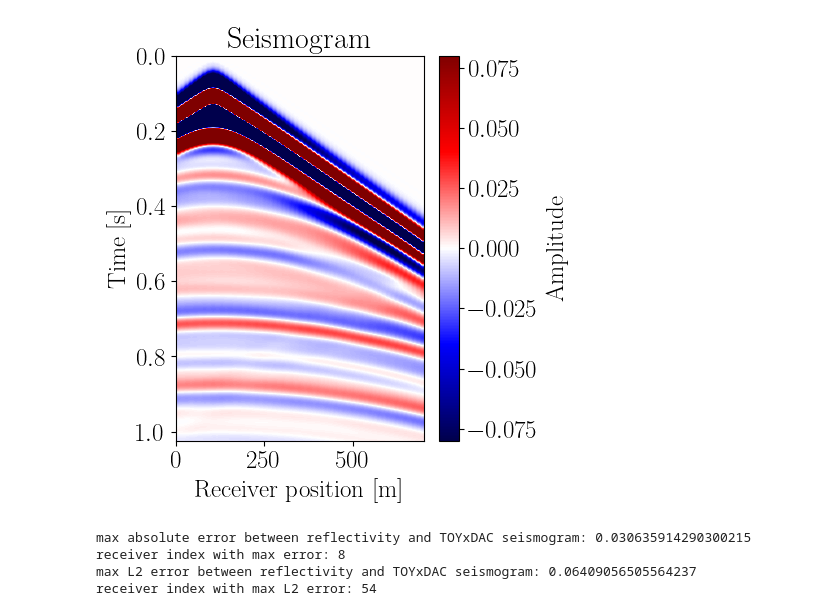
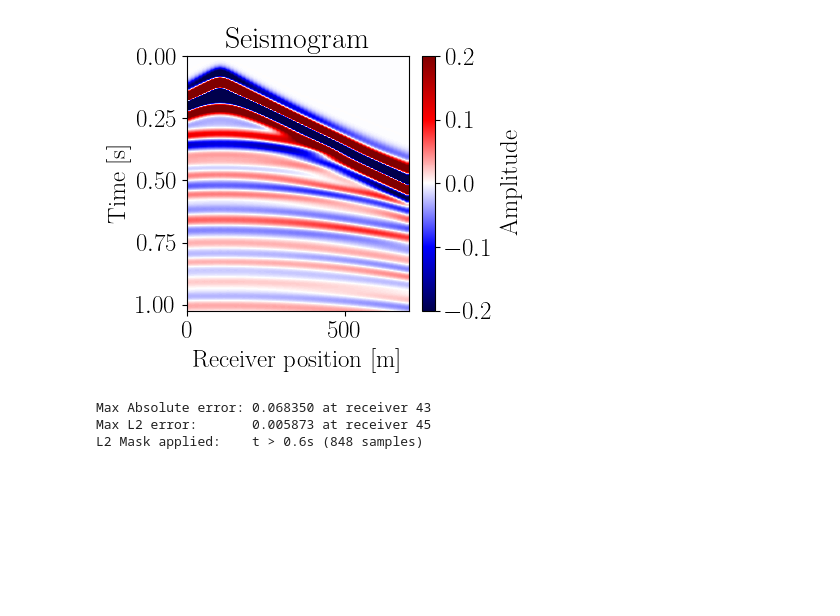
Before and after one commit to pmarchne/reflectivity-acoustic, a Jupyter notebook: FD_comparison/FD_comparison.ipynb, the cells around one changed output. Cells and saved outputs as stored; diff of their text form; code cells hidden in the pictures; blank space fills up the shorter version.

```diff
--- a/FD_comparison/FD_comparison.ipynb
+++ b/FD_comparison/FD_comparison.ipynb
@@ -27,3 +40,20 @@ receiver_coord = np.linspace(0., 700., nr)
+# %%
+ngrid = 141
+z_coord = np.linspace(0.0, 700.0, ngrid)
+x_coord = np.linspace(0.0, 700.0, ngrid)
+
+medium = data.reshape((ngrid, ngrid)).T
+nt = 2048  # Number of time steps
+nr = 57    # Number of receivers
+
+# Load, reshape, and transpose to (Time, Receiver)
+seismo_fd = np.fromfile('data/' + file, dtype=np.float32).reshape((nr, nt)).T
+time = np.linspace(0, 1.024, nt)
+receiver_coord = np.linspace(0.0, 700.0, nr)
+
+# normalize
+max = np.max(np.abs(seismo_fd))
+seismo_fd = seismo_fd / max
 # %%
 plt.figure(figsize=(4.75, 4))
 plt.imshow(
@@ -43,7 +73,4 @@ plt.show()
 # %%
-max = np.max(np.abs(seismo_fd))
-seismo_fd = seismo_fd / max
-
-plot_seismogram(seismo_fd, receiver_coord, time, vmin=-0.08, vmax=0.08, cmap='seismic', ncolors=256, figsize=(4, 5))
+plot_seismogram(seismo_fd, receiver_coord, time, vmin=-0.2, vmax=0.2, cmap='seismic', ncolors=256, figsize=(4.5, 4))
 # %% [output]
-[figure, old version]
+[figure, new version]
@@ -50,34 +100,36 @@ plot_seismogram(seismo_fd, receiver_coord, time, vmin=-0.08, vmax=0.08, cmap='se
 # %%
-reflectivity = np.loadtxt("d_cal_seis.txt").flatten()
-nt_ref = 164
-ref = reflectivity.reshape((nr, nt_ref))
-ref_normed = ref / np.max(np.abs(ref))
+nt_ref = sim.param.nt
+# Reshape to (Receiver, Time) and normalize
+ref = d_cal.reshape((nr, nt_ref))
+
 time_ref = np.linspace(0, 1.024, nt_ref)
 t0 = 0.6
 mask = time > t0
+dt = time[1] - time[0]
 
+# --- Error Analysis ---
+err_abs = np.zeros(nr)
+err_L2  = np.zeros(nr)
 
-err, errL2 = np.zeros(nr), np.zeros(nr)
-for ind in range(nr):
-    trace_ref = ref_normed[ind, :]
-    # interpolate the reflectivity trace to match time sampling of FD code
-    trace_ref_interp = np.interp(time, time_ref, trace_ref)
-    dt = time[1] - time[0]
-    trace = seismo_fd[:, ind]
-    residual = trace_ref_interp - trace
-    err[ind] = np.max(np.abs(residual))
-    errL2[ind] = np.sqrt(np.sum(residual[mask]**2))
+for i in range(nr):
+    # Interpolate reflectivity to match FD time sampling
+    trace_ref_interp = np.interp(time, time_ref, ref[i, :])
+    # Calculate residual
+    trace_fd = seismo_fd[:, i]
+    residual = trace_ref_interp - trace_fd
+    # Error Metrics
+    err_abs[i] = np.abs(residual).max()
+    err_L2[i]  = np.sqrt(np.sum(residual[mask]**2) * dt)
 
-max_recv_err, max_recv_ind = np.max(err), np.argmax(err)
-print(f"max absolute error between reflectivity and TOYxDAC seismogram: {max_recv_err}")
-print(f"receiver index with max error: {max_recv_ind}")
-
-max_recv_errL2, max_recv_indL2 = np.max(errL2), np.argmax(errL2)
-print(f"max L2 error between reflectivity and TOYxDAC seismogram: {max_recv_errL2}")
-print(f"receiver index with max L2 error: {max_recv_indL2}")
+max_recv_ind   = np.argmax(err_abs)
+max_recv_indL2 = np.argmax(err_L2)
+mask_count = np.sum(mask)
+# Reporting
+print(f"Max Absolute error: {err_abs[max_recv_ind]:.6f} at receiver {max_recv_ind}")
+print(f"Max L2 error:       {err_L2[max_recv_indL2]:.6f} at receiver {max_recv_indL2}")
+print(f"L2 Mask applied:    t > {t0}s ({mask_count} samples)")
 # %% [output]
-max absolute error between reflectivity and TOYxDAC seismogram: 0.030635914290300215
-receiver index with max error: 8
-max L2 error between reflectivity and TOYxDAC seismogram: 0.06409056505564237
-receiver index with max L2 error: 54
+Max Absolute error: 0.068350 at receiver 43
+Max L2 error:       0.005873 at receiver 45
+L2 Mask applied:    t > 0.6s (848 samples)
 # %%
```
Also changed, not shown: parts of 5 cells of this notebook, 8 other files.
